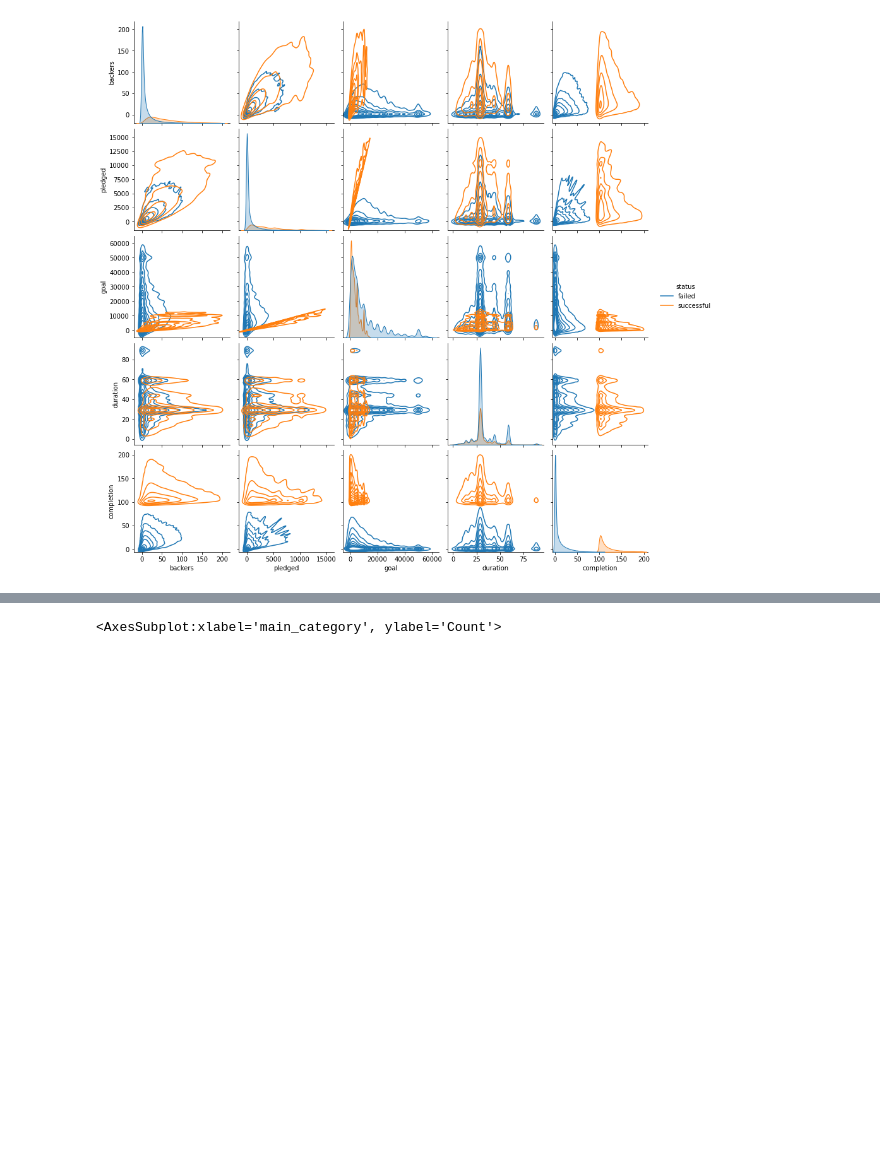
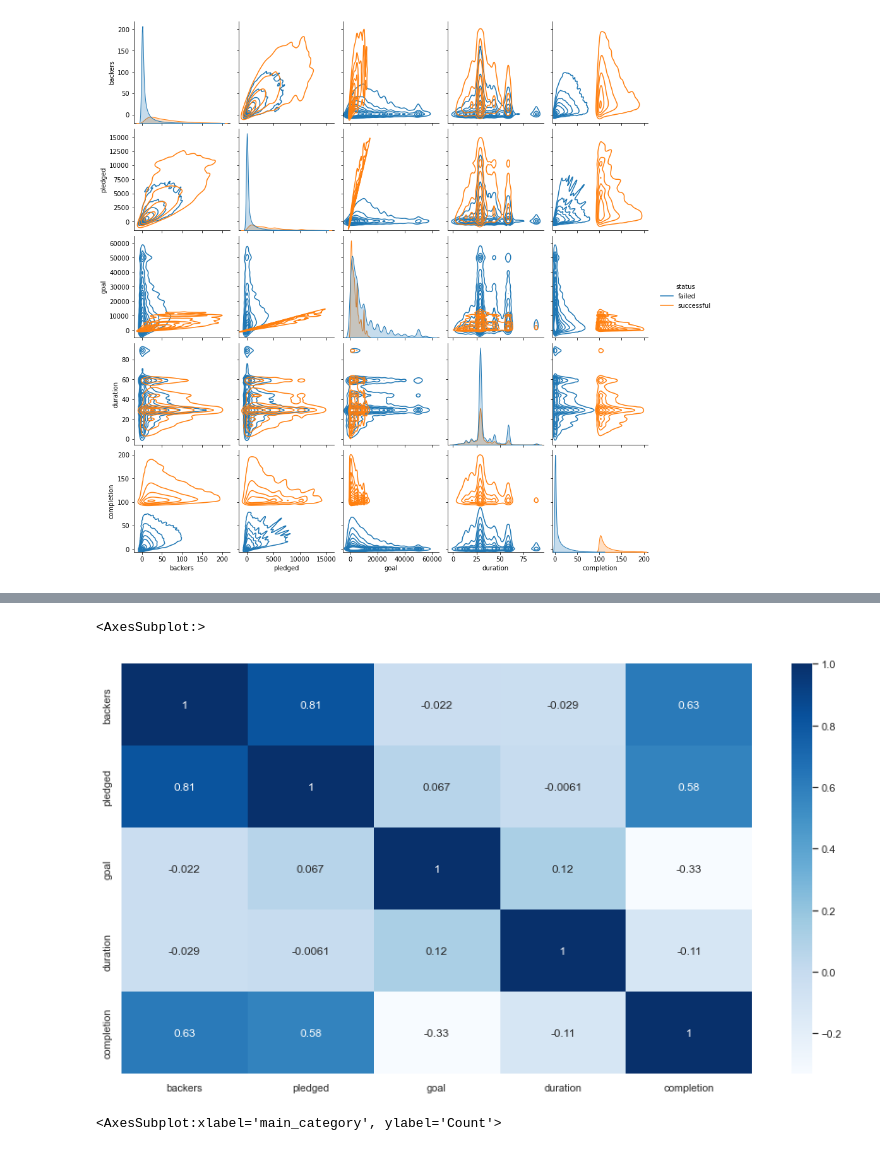
Before and after one commit to data301-2021-winter1/project-group07-project, a Jupyter notebook: notebooks/analysis2.ipynb, the cells around one changed output, grey strips where cells are left out. Saved outputs shown, nothing was run; the diff lists cells and outputs as text; code cells hidden in the pictures; blank space fills up the shorter version.

```diff
--- a/notebooks/analysis2.ipynb
+++ b/notebooks/analysis2.ipynb
@@ -195,0 +196,3 @@ sns.jointplot(x='duration', y='goal', data=dataset3, kind='kde', hue='status')
+# %%
+dataset3_mx = dataset3.corr()
+dataset3_mx
@@ -196,3 +206,8 @@ sns.jointplot(x='duration', y='goal', data=dataset3, kind='kde', hue='status')
+# %%
+sns.heatmap(dataset3_mx, annot=True, cmap='Blues')
+# %% [output]
+<AxesSubplot:>
+[figure, added]
 # %%
 sns.set(rc = {'figure.figsize':(15,8)})
 sns.histplot(x="main_category", data=dataset3)
```
Also changed, not shown: parts of 3 cells of this notebook, 1 other file.
